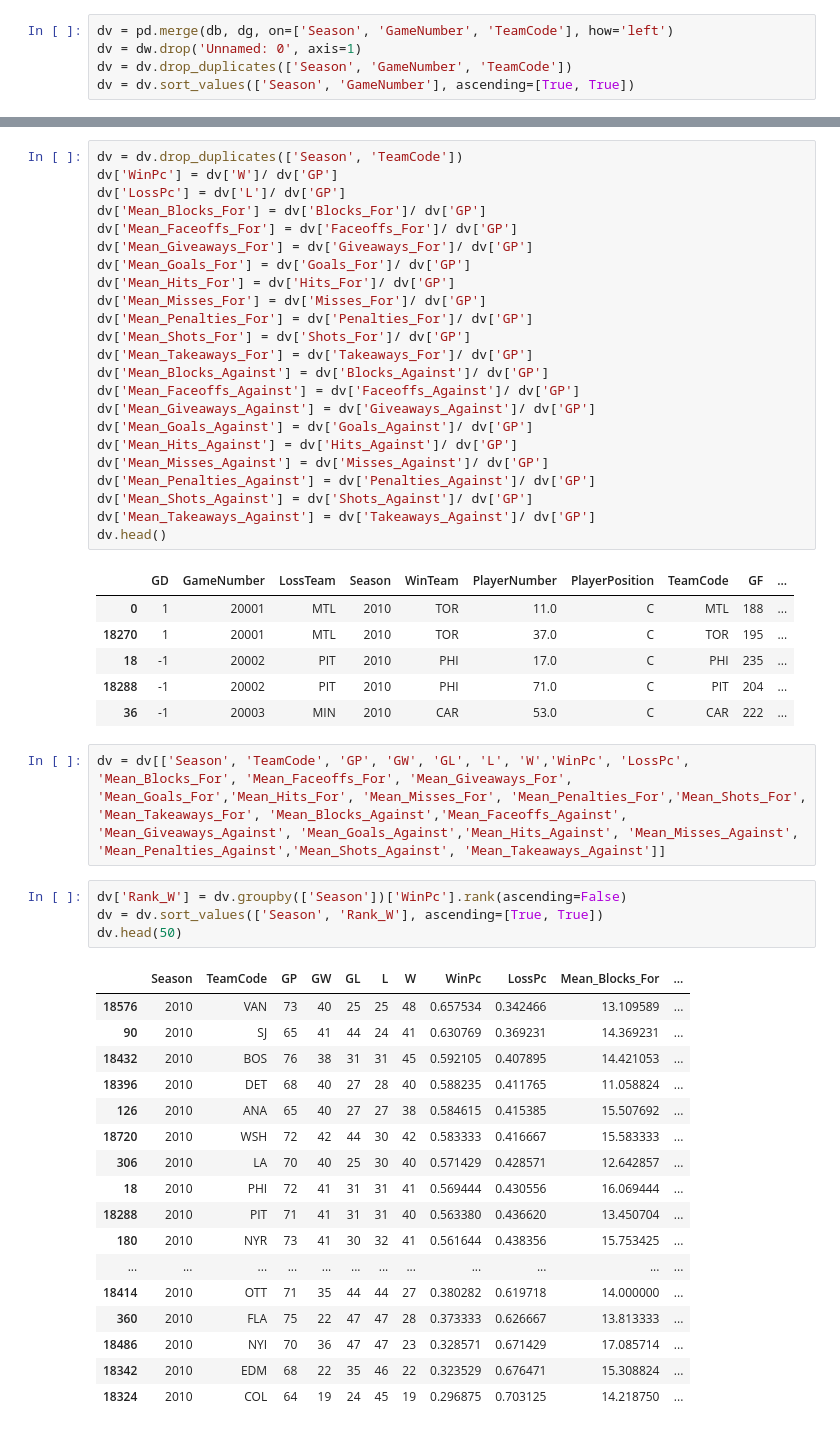
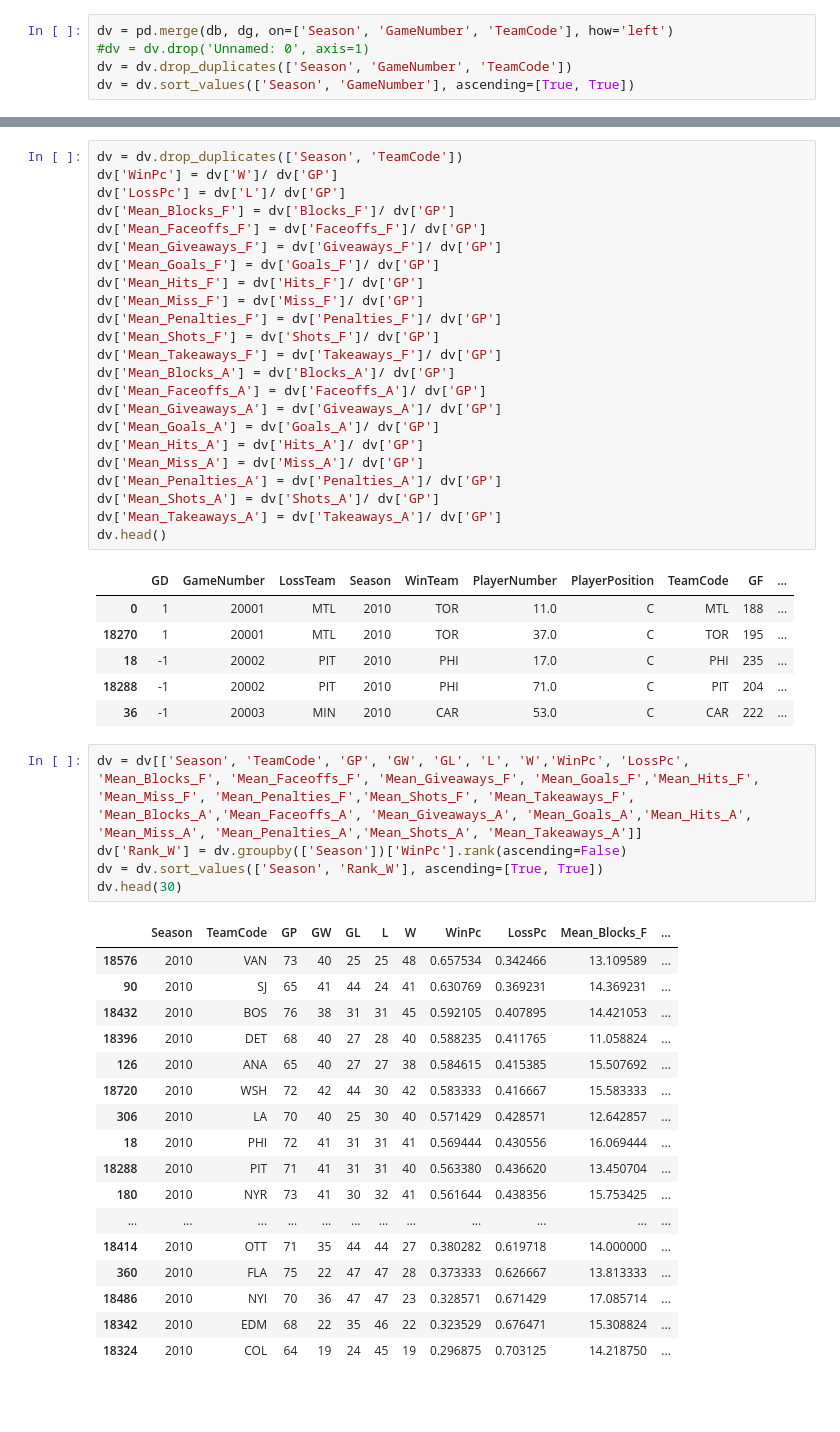
Before and after one commit to stephtselios/nhl_roster_design, a Jupyter notebook: on_ice_events.ipynb, the cells around one changed output, grey strips where cells are left out. Drawn from its saved outputs; the diff is of its cells as text; blank space fills up the shorter version.

```diff
--- a/on_ice_events.ipynb
+++ b/on_ice_events.ipynb
@@ -182,7 +174,7 @@ db.shape
 (36540, 16)
 # %%
 dv = pd.merge(db, dg, on=['Season', 'GameNumber', 'TeamCode'], how='left')
-dv = dw.drop('Unnamed: 0', axis=1)
+#dv = dv.drop('Unnamed: 0', axis=1)
 dv = dv.drop_duplicates(['Season', 'GameNumber', 'TeamCode'])
 dv = dv.sort_values(['Season', 'GameNumber'], ascending=[True, True])
 # %%
@@ -252,24 +248,24 @@ dv.head()
 dv = dv.drop_duplicates(['Season', 'TeamCode'])
 dv['WinPc'] = dv['W']/ dv['GP']
 dv['LossPc'] = dv['L']/ dv['GP']
-dv['Mean_Blocks_For'] = dv['Blocks_For']/ dv['GP']
-dv['Mean_Faceoffs_For'] = dv['Faceoffs_For']/ dv['GP']
-dv['Mean_Giveaways_For'] = dv['Giveaways_For']/ dv['GP']
-dv['Mean_Goals_For'] = dv['Goals_For']/ dv['GP']
-dv['Mean_Hits_For'] = dv['Hits_For']/ dv['GP']
-dv['Mean_Misses_For'] = dv['Misses_For']/ dv['GP']
-dv['Mean_Penalties_For'] = dv['Penalties_For']/ dv['GP']
-dv['Mean_Shots_For'] = dv['Shots_For']/ dv['GP']
-dv['Mean_Takeaways_For'] = dv['Takeaways_For']/ dv['GP']
-dv['Mean_Blocks_Against'] = dv['Blocks_Against']/ dv['GP']
-dv['Mean_Faceoffs_Against'] = dv['Faceoffs_Against']/ dv['GP']
-dv['Mean_Giveaways_Against'] = dv['Giveaways_Against']/ dv['GP']
-dv['Mean_Goals_Against'] = dv['Goals_Against']/ dv['GP']
-dv['Mean_Hits_Against'] = dv['Hits_Against']/ dv['GP']
-dv['Mean_Misses_Against'] = dv['Misses_Against']/ dv['GP']
-dv['Mean_Penalties_Against'] = dv['Penalties_Against']/ dv['GP']
-dv['Mean_Shots_Against'] = dv['Shots_Against']/ dv['GP']
-dv['Mean_Takeaways_Against'] = dv['Takeaways_Against']/ dv['GP']
+dv['Mean_Blocks_F'] = dv['Blocks_F']/ dv['GP']
+dv['Mean_Faceoffs_F'] = dv['Faceoffs_F']/ dv['GP']
+dv['Mean_Giveaways_F'] = dv['Giveaways_F']/ dv['GP']
+dv['Mean_Goals_F'] = dv['Goals_F']/ dv['GP']
+dv['Mean_Hits_F'] = dv['Hits_F']/ dv['GP']
+dv['Mean_Miss_F'] = dv['Miss_F']/ dv['GP']
+dv['Mean_Penalties_F'] = dv['Penalties_F']/ dv['GP']
+dv['Mean_Shots_F'] = dv['Shots_F']/ dv['GP']
+dv['Mean_Takeaways_F'] = dv['Takeaways_F']/ dv['GP']
+dv['Mean_Blocks_A'] = dv['Blocks_A']/ dv['GP']
+dv['Mean_Faceoffs_A'] = dv['Faceoffs_A']/ dv['GP']
+dv['Mean_Giveaways_A'] = dv['Giveaways_A']/ dv['GP']
+dv['Mean_Goals_A'] = dv['Goals_A']/ dv['GP']
+dv['Mean_Hits_A'] = dv['Hits_A']/ dv['GP']
+dv['Mean_Miss_A'] = dv['Miss_A']/ dv['GP']
+dv['Mean_Penalties_A'] = dv['Penalties_A']/ dv['GP']
+dv['Mean_Shots_A'] = dv['Shots_A']/ dv['GP']
+dv['Mean_Takeaways_A'] = dv['Takeaways_A']/ dv['GP']
 dv.head()
 # %% [output]
 |  | GD | GameNumber | LossTeam | Season | WinTeam | PlayerNumber | PlayerPosition | TeamCode | GF | ... |
@@ -278,14 +274,13 @@ dv.head()
 | 18 | -1 | 20002 | PIT | 2010 | PHI | 17.0 | C | PHI | 235 | ... |
 | 18288 | -1 | 20002 | PIT | 2010 | PHI | 71.0 | C | PIT | 204 | ... |
 | 36 | -1 | 20003 | MIN | 2010 | CAR | 53.0 | C | CAR | 222 | ... |
-# %%
-dv = dv[['Season', 'TeamCode', 'GP', 'GW', 'GL', 'L', 'W','WinPc', 'LossPc', 'Mean_Blocks_For', 'Mean_Faceoffs_For', 'Mean_Giveaways_For', 'Mean_Goals_For','Mean_Hits_For', 'Mean_Misses_For', 'Mean_Penalties_For','Mean_Shots_For', 'Mean_Takeaways_For', 'Mean_Blocks_Against','Mean_Faceoffs_Against', 'Mean_Giveaways_Against', 'Mean_Goals_Against','Mean_Hits_Against', 'Mean_Misses_Against', 'Mean_Penalties_Against','Mean_Shots_Against', 'Mean_Takeaways_Against']]
 # %%
+dv = dv[['Season', 'TeamCode', 'GP', 'GW', 'GL', 'L', 'W','WinPc', 'LossPc', 'Mean_Blocks_F', 'Mean_Faceoffs_F', 'Mean_Giveaways_F', 'Mean_Goals_F','Mean_Hits_F', 'Mean_Miss_F', 'Mean_Penalties_F','Mean_Shots_F', 'Mean_Takeaways_F', 'Mean_Blocks_A','Mean_Faceoffs_A', 'Mean_Giveaways_A', 'Mean_Goals_A','Mean_Hits_A', 'Mean_Miss_A', 'Mean_Penalties_A','Mean_Shots_A', 'Mean_Takeaways_A']]
 dv['Rank_W'] = dv.groupby(['Season'])['WinPc'].rank(ascending=False)
 dv = dv.sort_values(['Season', 'Rank_W'], ascending=[True, True])
-dv.head(50)
+dv.head(30)
 # %% [output]
-|  | Season | TeamCode | GP | GW | GL | L | W | WinPc | LossPc | Mean_Blocks_For | ... |
+|  | Season | TeamCode | GP | GW | GL | L | W | WinPc | LossPc | Mean_Blocks_F | ... |
 | 18576 | 2010 | VAN | 73 | 40 | 25 | 25 | 48 | 0.657534 | 0.342466 | 13.109589 | ... |
 | 90 | 2010 | SJ | 65 | 41 | 44 | 24 | 41 | 0.630769 | 0.369231 | 14.369231 | ... |
 | 18432 | 2010 | BOS | 76 | 38 | 31 | 31 | 45 | 0.592105 | 0.407895 | 14.421053 | ... |
```
Also changed, not shown: parts of 47 cells of this notebook.
